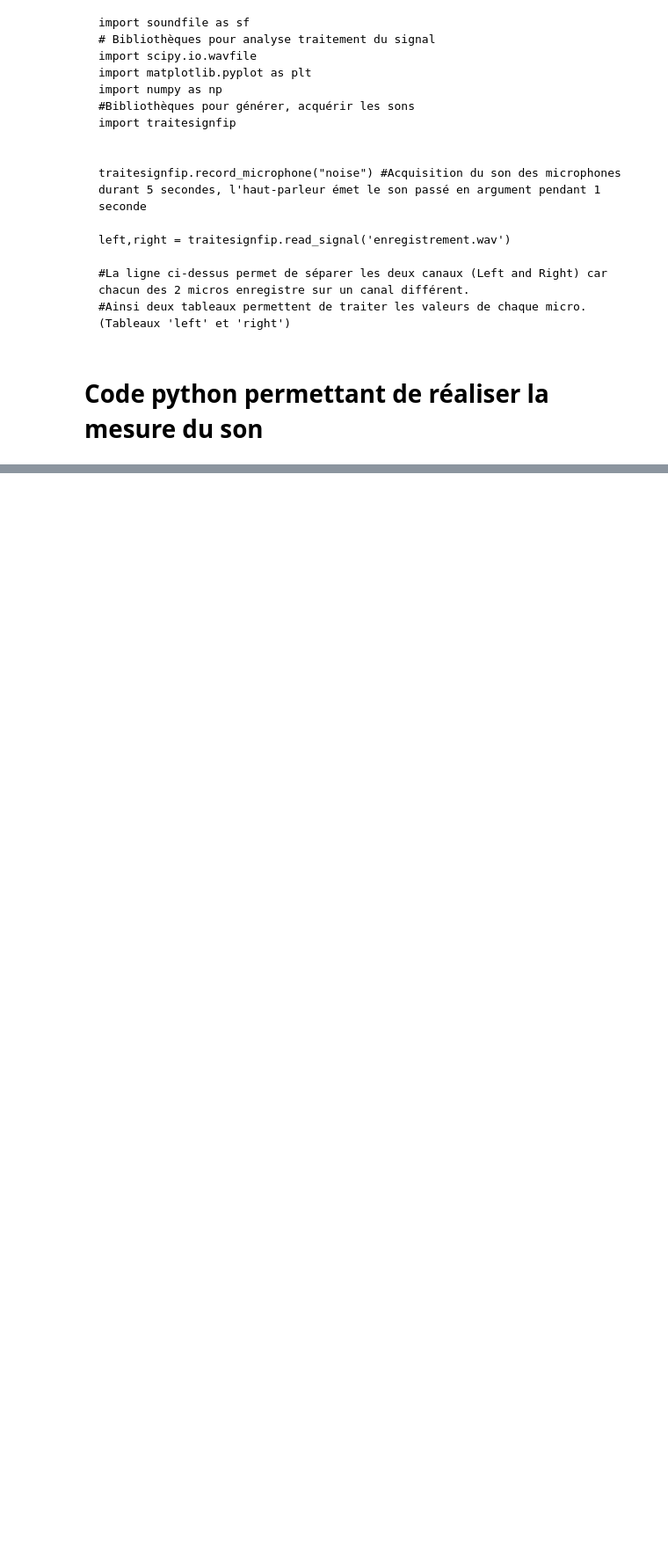
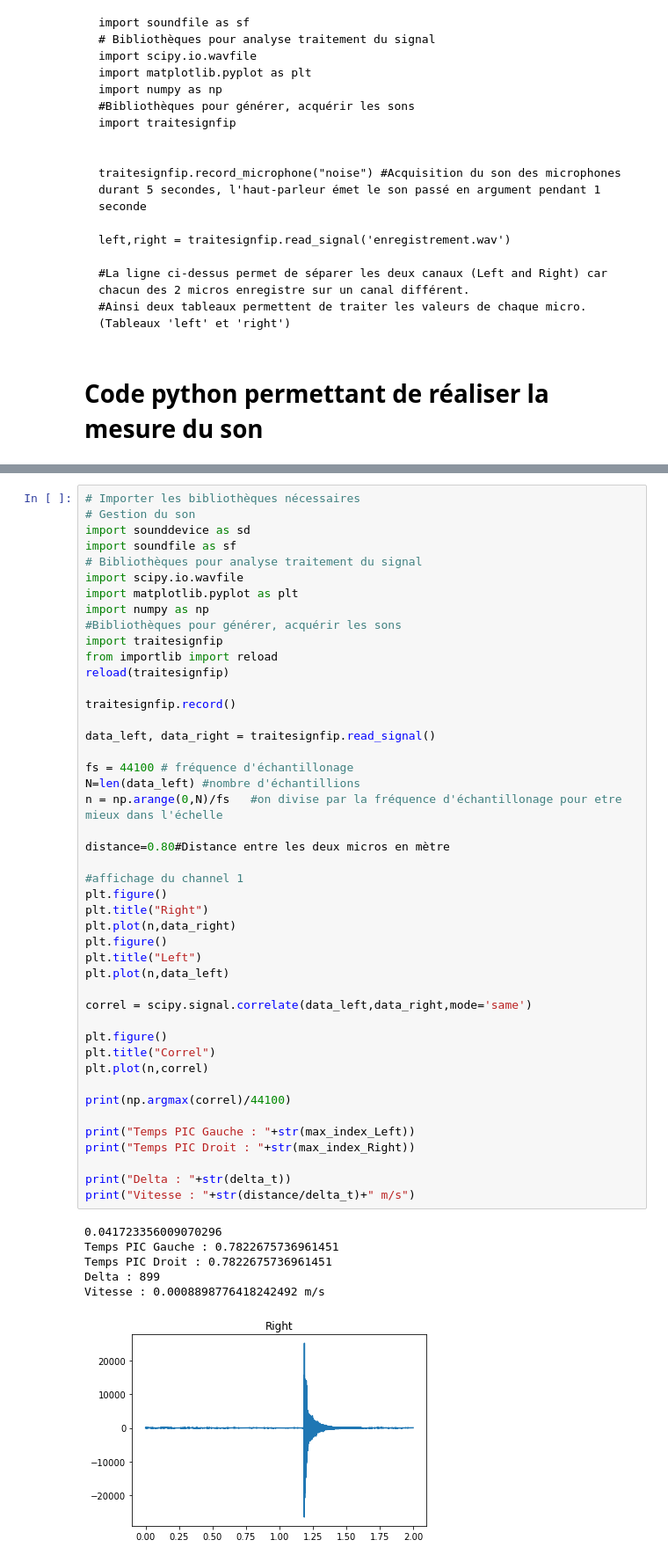
Before and after one commit to zuce68/ProjetFIP2A, a Jupyter notebook: MesureDuSon.ipynb, the cells around one changed output, grey strips where cells are left out. Shown: that part at 88% size. Saved outputs shown, nothing was run; the diff lists cells and outputs as text; blank space fills up the shorter version.

```diff
--- a/MesureDuSon.ipynb
+++ b/MesureDuSon.ipynb
@@ -158,0 +203,52 @@ KeyboardInterrupt:
+# %%
+# Importer les bibliothèques nécessaires
+# Gestion du son
+import sounddevice as sd
+import soundfile as sf
+# Bibliothèques pour analyse traitement du signal
+import scipy.io.wavfile
+import matplotlib.pyplot as plt
+import numpy as np
+#Bibliothèques pour générer, acquérir les sons
+import traitesignfip
+from importlib import reload
+reload(traitesignfip)
+
+traitesignfip.record()
+
+data_left, data_right = traitesignfip.read_signal()
+
+fs = 44100 # fréquence d'échantillonage
+N=len(data_left) #nombre d'échantillions
+n = np.arange(0,N)/fs   #on divise par la fréquence d'échantillonage pour etre mieux dans l'échelle
+
+distance=0.80#Distance entre les deux micros en mètre
+
+#affichage du channel 1
+plt.figure()
+plt.title("Right")
+plt.plot(n,data_right)
+plt.figure()
+plt.title("Left")
+plt.plot(n,data_left)
+
+correl = scipy.signal.correlate(data_left,data_right,mode='same')
+
+plt.figure()
+plt.title("Correl")
+plt.plot(n,correl)
+
+print(np.argmax(correl)/44100)
+
+print("Temps PIC Gauche : "+str(max_index_Left))
+print("Temps PIC Droit : "+str(max_index_Right))
+
+print("Delta : "+str(delta_t))
+print("Vitesse : "+str(distance/delta_t)+" m/s")
+# %% [output]
+0.041723356009070296
+Temps PIC Gauche : 0.7822675736961451
+Temps PIC Droit : 0.7822675736961451
+Delta : 899
+Vitesse : 0.0008898776418242492 m/s
+[figure, added]
```
Also changed, not shown: parts of 4 cells of this notebook, 12 other files.
